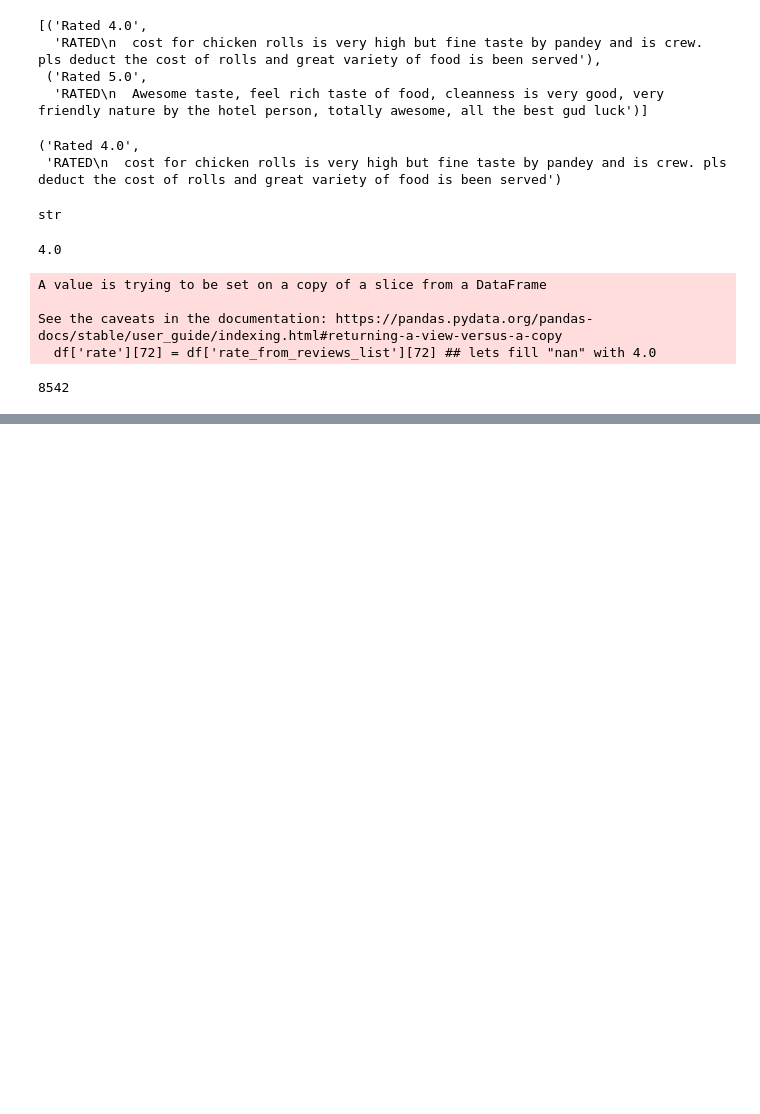
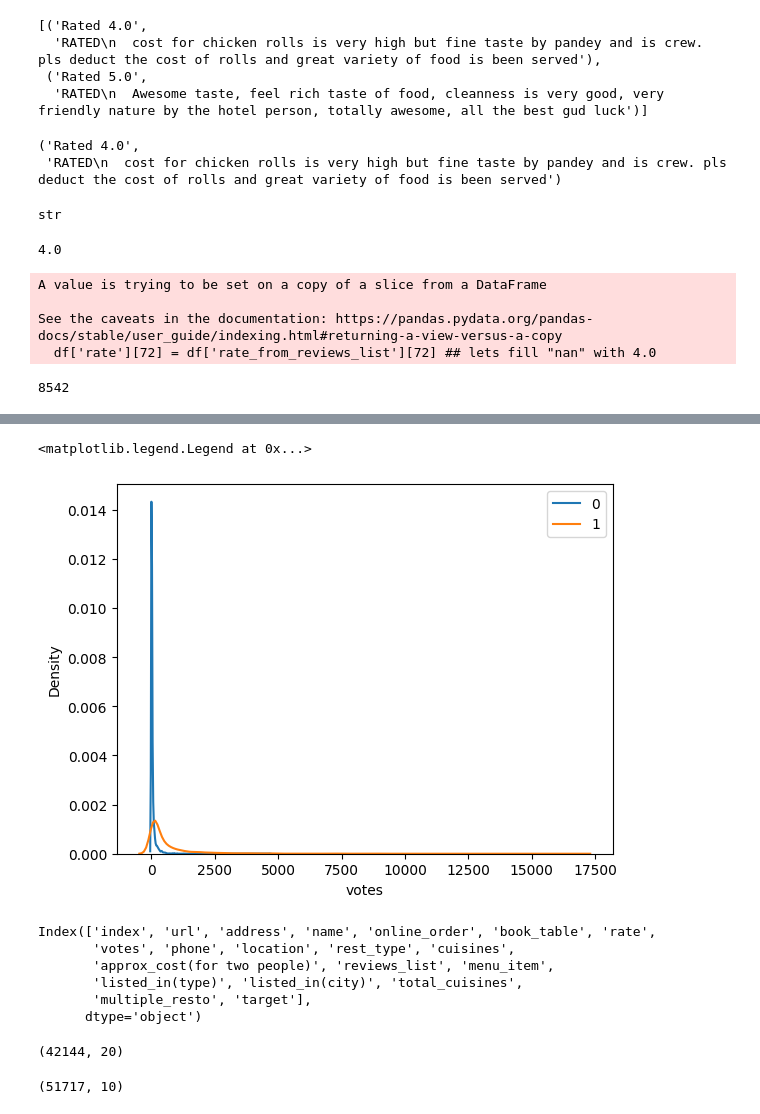
Before and after one commit to ABHISHEK-ALGO/ZOMATO-TIP, a Jupyter notebook: zomato .ipynb, the cells around one changed output, grey strips where cells are left out. Cells and saved outputs as stored; diff of their text form; code cells hidden in the pictures; blank space fills up the shorter version.

```diff
--- a/zomato .ipynb
+++ b/zomato .ipynb
@@ -397,0 +494,7 @@ dataframe.head(3)
+# %%
+sns.distplot(dataframe[dataframe['target']==0]['votes'],hist=False,label=0)
+sns.distplot(dataframe[dataframe['target']==1]['votes'],hist = False,label=1)
+plt.legend()## this feature is important for prediction of sucess or failure of restaurant
+# %% [output]
+<matplotlib.legend.Legend at 0x...>
+[figure, added]
@@ -397,0 +503,9 @@ dataframe.head(3)
+# %%
+dataframe.columns
+# %% [output]
+Index(['index', 'url', 'address', 'name', 'online_order', 'book_table', 'rate',
+       'votes', 'phone', 'location', 'rest_type', 'cuisines',
+       'approx_cost(for two people)', 'reviews_list', 'menu_item',
+       'listed_in(type)', 'listed_in(city)', 'total_cuisines',
+       'multiple_resto', 'target'],
+      dtype='object')
@@ -397,0 +514,4 @@ dataframe.head(3)
+# %%
+data.shape
+# %% [output]
+(42144, 20)
@@ -397,0 +525,4 @@ dataframe.head(3)
+# %%
+data.shape
+# %% [output]
+(51717, 10)
```
Also changed, not shown: parts of 60 cells of this notebook.
